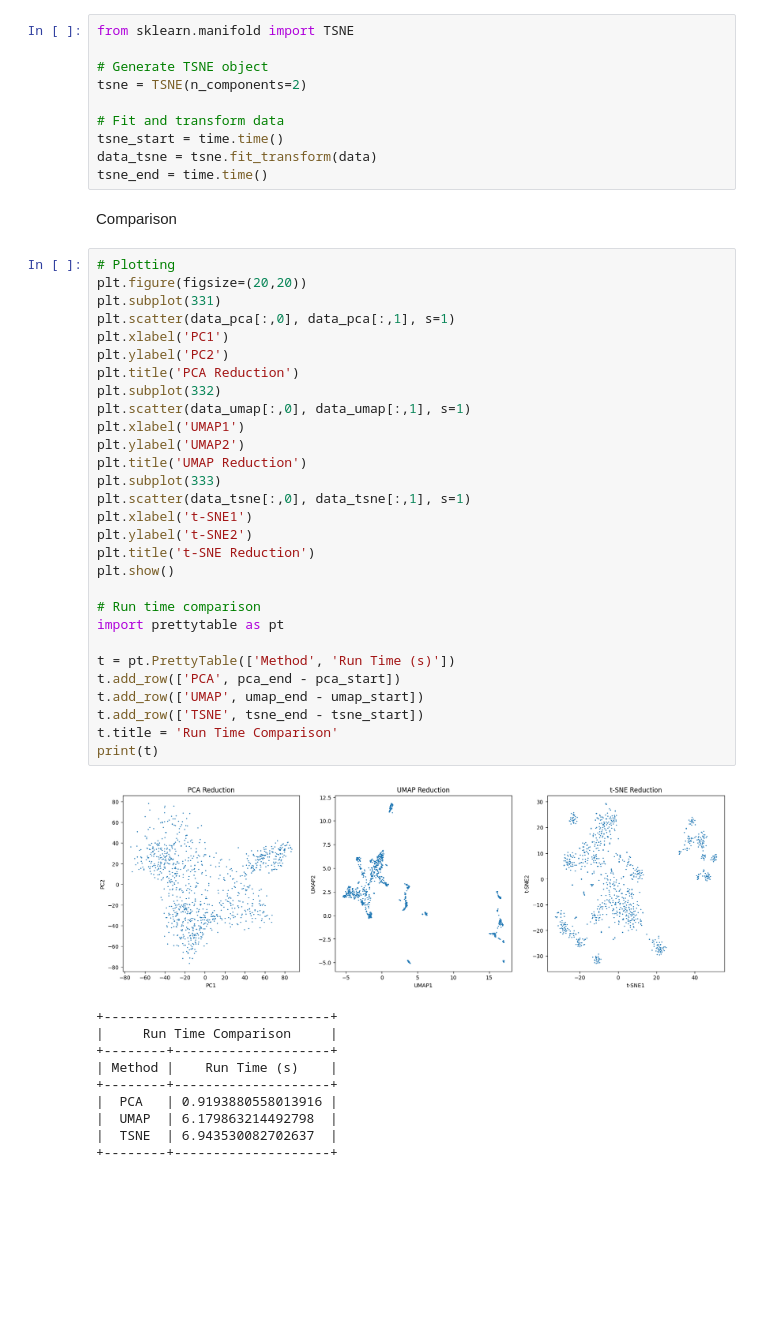
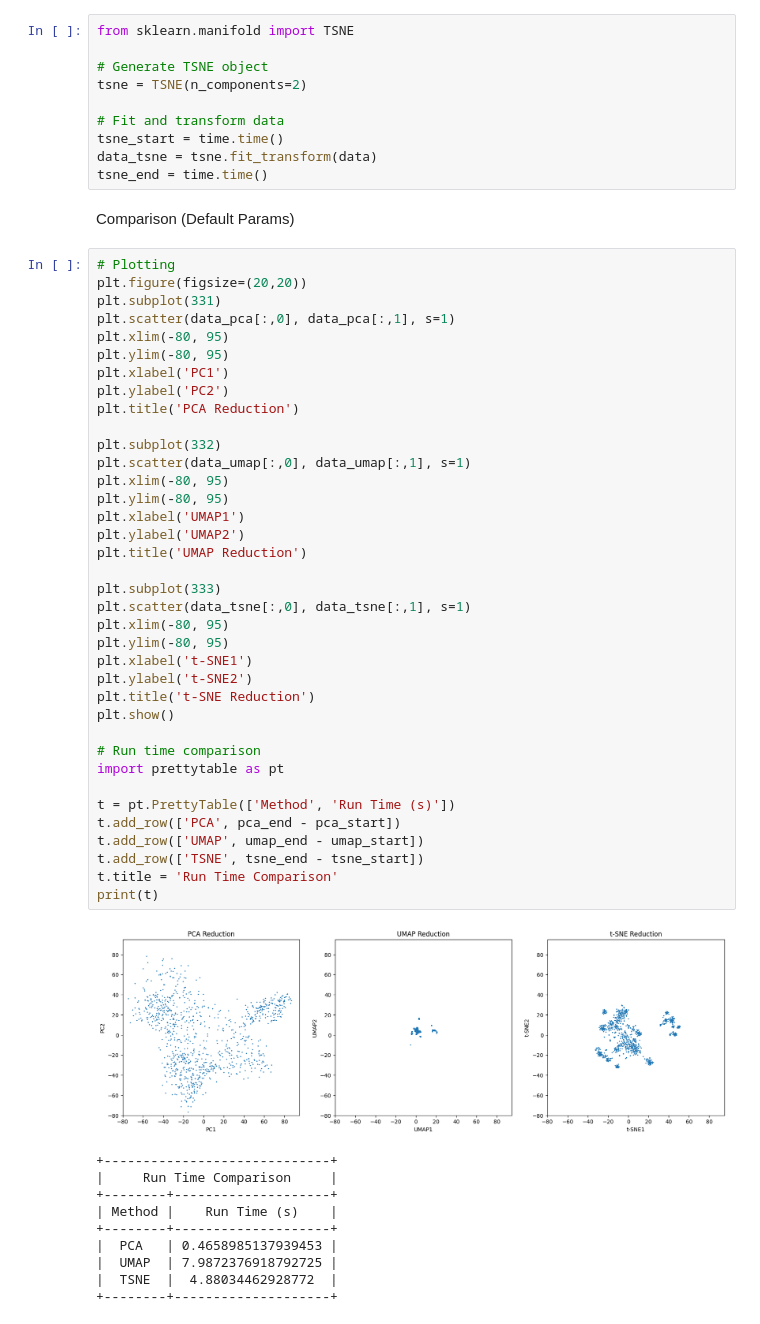
Before and after one commit to faverogian/ECSE556, a Jupyter notebook: Assignment 1/DimReduction.ipynb, the cells around one changed output. Saved outputs shown, nothing was run; the diff lists cells and outputs as text; blank space fills up the shorter version.

```diff
--- a/Assignment 1/DimReduction.ipynb
+++ b/Assignment 1/DimReduction.ipynb
@@ -52,44 +52,52 @@ tsne_start = time.time()
 data_tsne = tsne.fit_transform(data)
 tsne_end = time.time()
 # %% [markdown]
-Comparison
+Comparison (Default Params)
 # %%
 # Plotting
 plt.figure(figsize=(20,20))
 plt.subplot(331)
 plt.scatter(data_pca[:,0], data_pca[:,1], s=1)
+plt.xlim(-80, 95)
+plt.ylim(-80, 95)
 plt.xlabel('PC1')
 plt.ylabel('PC2')
 plt.title('PCA Reduction')
+
 plt.subplot(332)
 plt.scatter(data_umap[:,0], data_umap[:,1], s=1)
+plt.xlim(-80, 95)
+plt.ylim(-80, 95)
 plt.xlabel('UMAP1')
 plt.ylabel('UMAP2')
 plt.title('UMAP Reduction')
+
 plt.subplot(333)
 plt.scatter(data_tsne[:,0], data_tsne[:,1], s=1)
+plt.xlim(-80, 95)
+plt.ylim(-80, 95)
 plt.xlabel('t-SNE1')
 plt.ylabel('t-SNE2')
 plt.title('t-SNE Reduction')
 plt.show()
 
 # Run time comparison
 import prettytable as pt
 
 t = pt.PrettyTable(['Method', 'Run Time (s)'])
 t.add_row(['PCA', pca_end - pca_start])
 t.add_row(['UMAP', umap_end - umap_start])
 t.add_row(['TSNE', tsne_end - tsne_start])
 t.title = 'Run Time Comparison'
 print(t)
 # %% [output]
-[figure, old version]
+[figure, new version]
 +-----------------------------+
 |     Run Time Comparison     |
 +--------+--------------------+
 | Method |    Run Time (s)    |
 +--------+--------------------+
-|  PCA   | 0.9193880558013916 |
-|  UMAP  | 6.179863214492798  |
-|  TSNE  | 6.943530082702637  |
+|  PCA   | 0.4658985137939453 |
+|  UMAP  | 7.9872376918792725 |
+|  TSNE  |  4.88034462928772  |
 +--------+--------------------+
```
Also changed, not shown: parts of 6 cells of this notebook, 3 other files.
